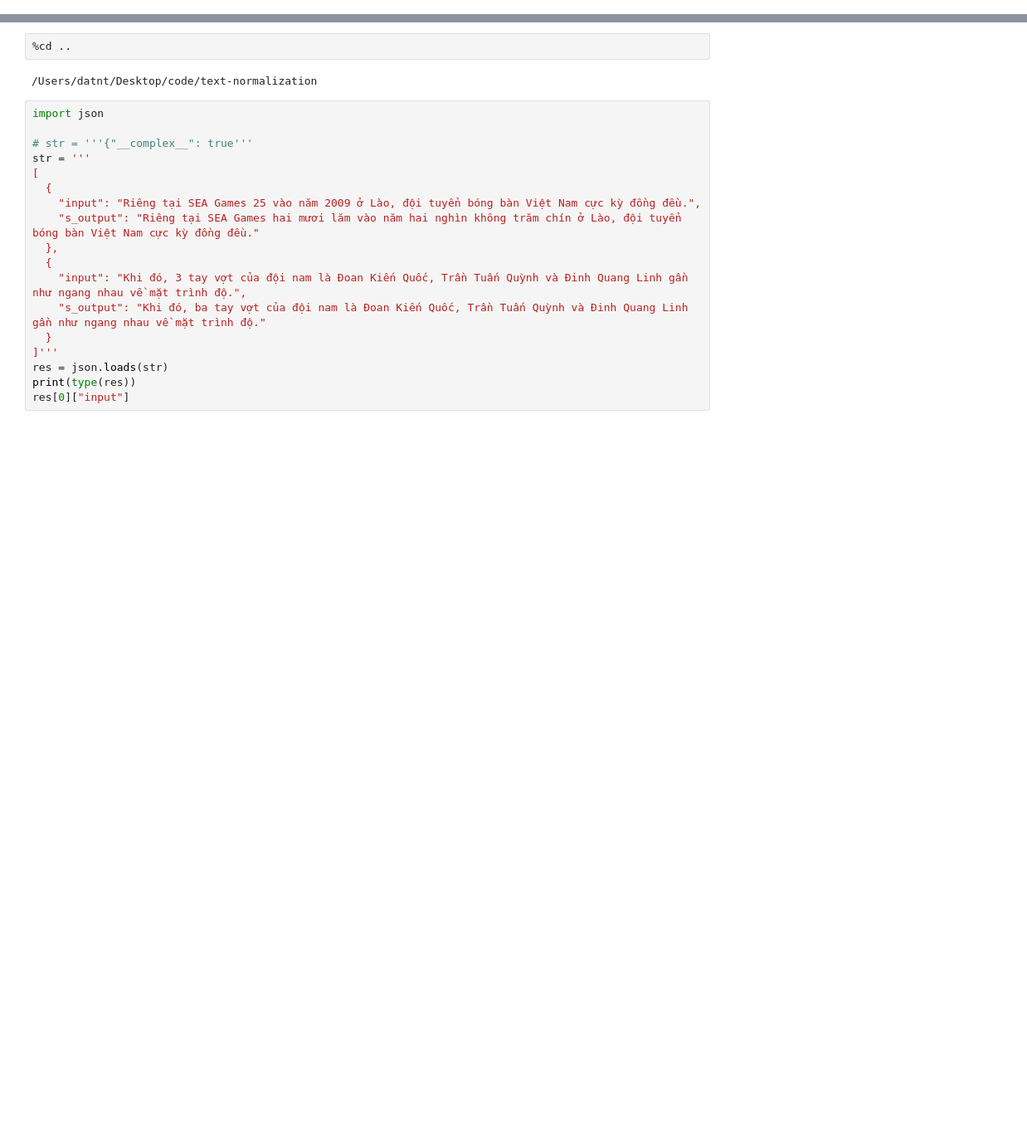
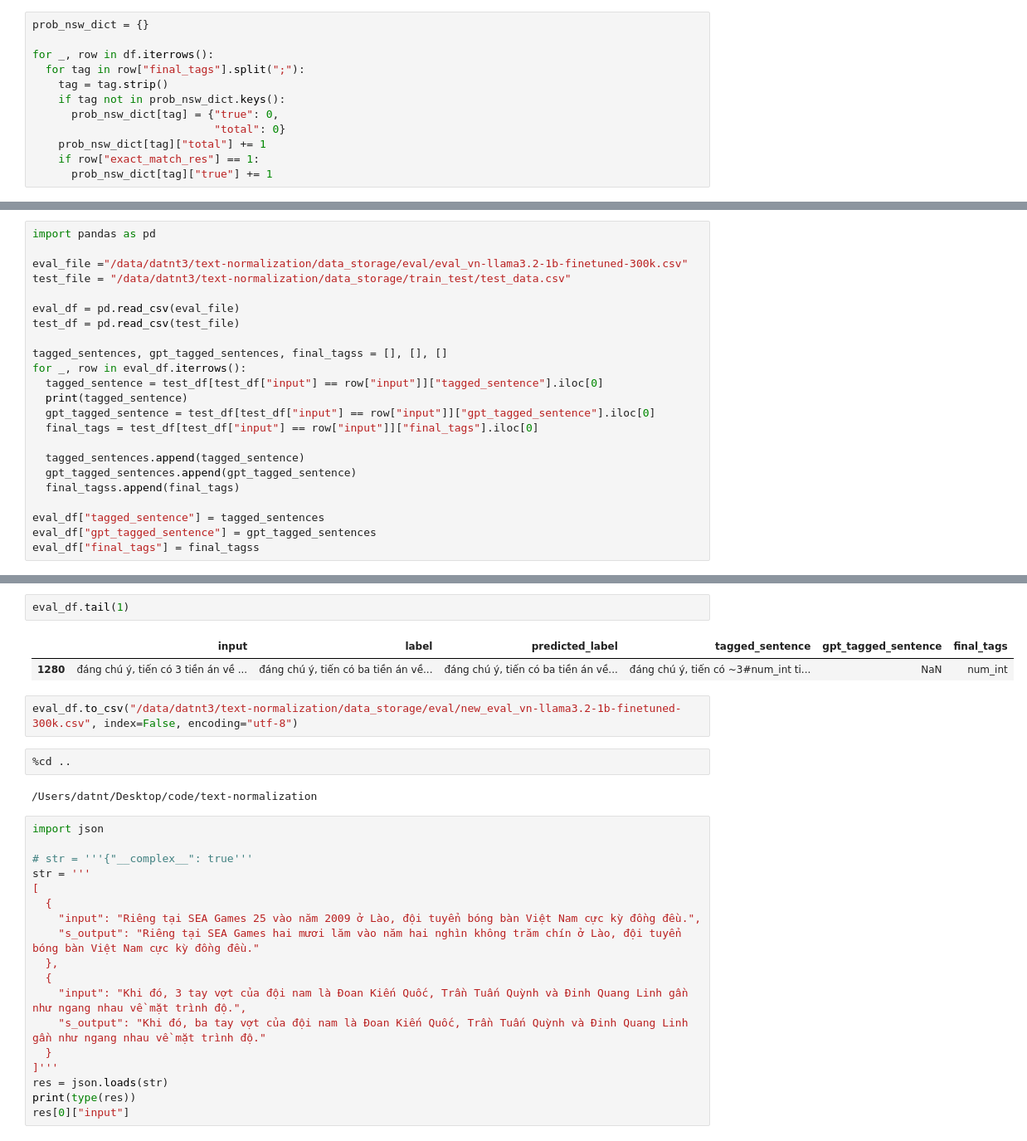
Before and after one commit to datnt3/text-normalization, a Jupyter notebook: data_storage/data_process.ipynb, the cells around one changed output, grey strips where cells are left out. Shown at 83% size. Cells and saved outputs as stored; diff of their text form; blank space fills up the shorter version.

```diff
--- a/data_storage/data_process.ipynb
+++ b/data_storage/data_process.ipynb
@@ -4,0 +110,12 @@
+# %%
+prob_nsw_dict = {}
+
+for _, row in df.iterrows():
+  for tag in row["final_tags"].split(";"):
+    tag = tag.strip()
+    if tag not in prob_nsw_dict.keys():
+      prob_nsw_dict[tag] = {"true": 0,
+                            "total": 0}
+    prob_nsw_dict[tag]["total"] += 1
+    if row["exact_match_res"] == 1:
+      prob_nsw_dict[tag]["true"] += 1
@@ -4,0 +142,23 @@
+# %%
+import pandas as pd
+
+eval_file ="/data/datnt3/text-normalization/data_storage/eval/eval_vn-llama3.2-1b-finetuned-300k.csv"
+test_file = "/data/datnt3/text-normalization/data_storage/train_test/test_data.csv"
+
+eval_df = pd.read_csv(eval_file)
+test_df = pd.read_csv(test_file)
+
+tagged_sentences, gpt_tagged_sentences, final_tagss = [], [], []
+for _, row in eval_df.iterrows():
+  tagged_sentence = test_df[test_df["input"] == row["input"]]["tagged_sentence"].iloc[0]
+  print(tagged_sentence)
+  gpt_tagged_sentence = test_df[test_df["input"] == row["input"]]["gpt_tagged_sentence"].iloc[0]
+  final_tags = test_df[test_df["input"] == row["input"]]["final_tags"].iloc[0]
+
+  tagged_sentences.append(tagged_sentence)
+  gpt_tagged_sentences.append(gpt_tagged_sentence)
+  final_tagss.append(final_tags)
+
+eval_df["tagged_sentence"] = tagged_sentences
+eval_df["gpt_tagged_sentence"] = gpt_tagged_sentences
+eval_df["final_tags"] = final_tagss
@@ -5,3 +183,10 @@
+# %%
+eval_df.tail(1)
+# %% [output]
+|  | input | label | predicted_label | tagged_sentence | gpt_tagged_sentence | final_tags |
+| 1280 | đáng chú ý, tiến có 3 tiền án về ... | đáng chú ý, tiến có ba tiền án về... | đáng chú ý, tiến có ba tiền án về... | đáng chú ý, tiến có ~3#num_int ti... | NaN | num_int |
+# %%
+eval_df.to_csv("/data/datnt3/text-normalization/data_storage/eval/new_eval_vn-llama3.2-1b-finetuned-300k.csv", index=False, encoding="utf-8")
 # %%
 %cd ..
 # %% [output]
```
Also changed, not shown: parts of 38 cells of this notebook, 17 other files.
